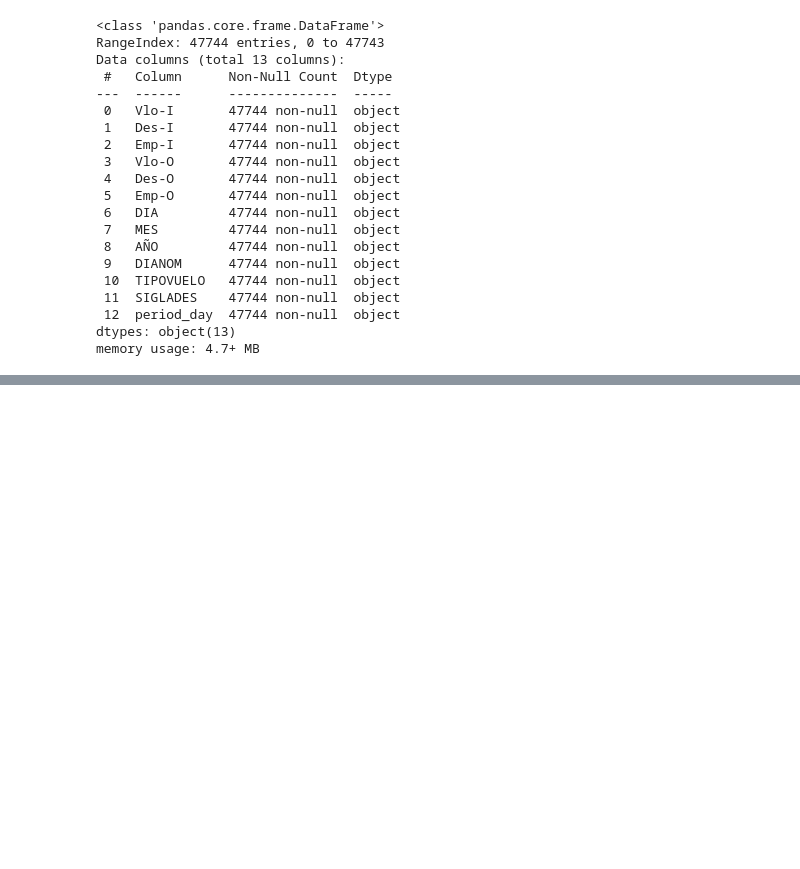
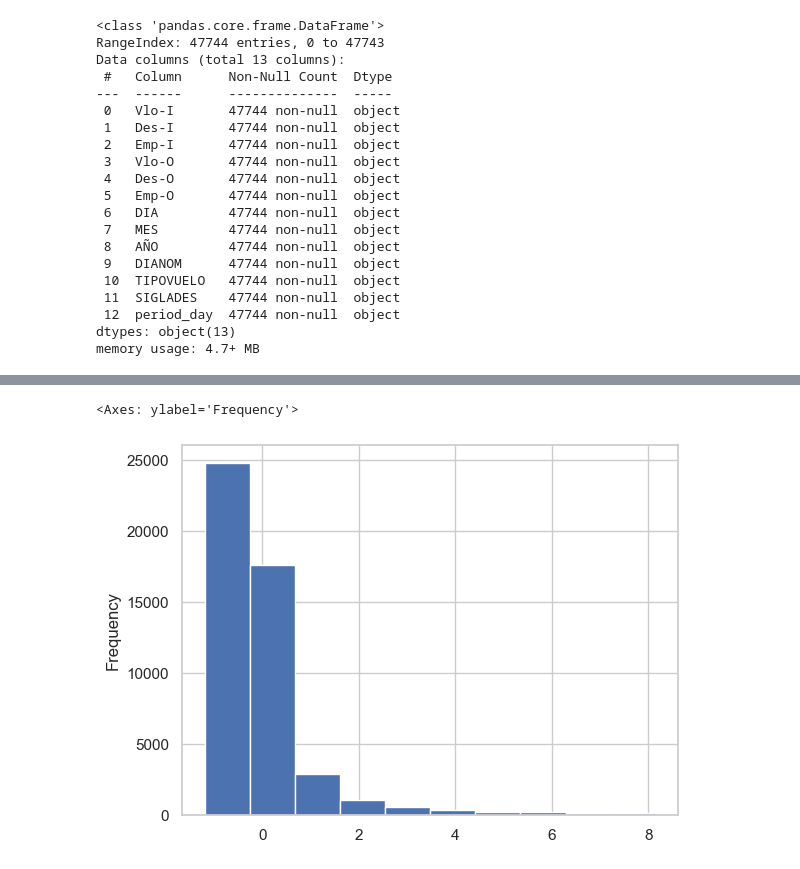
Before and after one commit to franejara/challenge-data-scientist, a Jupyter notebook: solution.ipynb, the cells around one changed output, grey strips where cells are left out. Drawn from its saved outputs; the diff is of its cells as text; code cells hidden in the pictures; blank space fills up the shorter version.

Commit message:
Encode and Scale data ready

```diff
--- a/solution.ipynb
+++ b/solution.ipynb
@@ -1092,0 +1115,13 @@ memory usage: 87.6 MB
+# %%
+#Scaling only time, not date data:
+
+scaler = StandardScaler()
+columns_to_scale = ['min_diff', 'scheduled_hour', 'scheduled_minute', 'scheduled_second', 'operation_hour', 'operation_minute', 'operation_second']
+
+X_train_df[columns_to_scale] = scaler.fit_transform(X_train_df[columns_to_scale])
+# %%
+#Testing if scaling worked:
+X_train_df['min_diff'].plot.hist()
+# %% [output]
+<Axes: ylabel='Frequency'>
+[figure, added]
```
Also changed, not shown: parts of 46 cells of this notebook.
